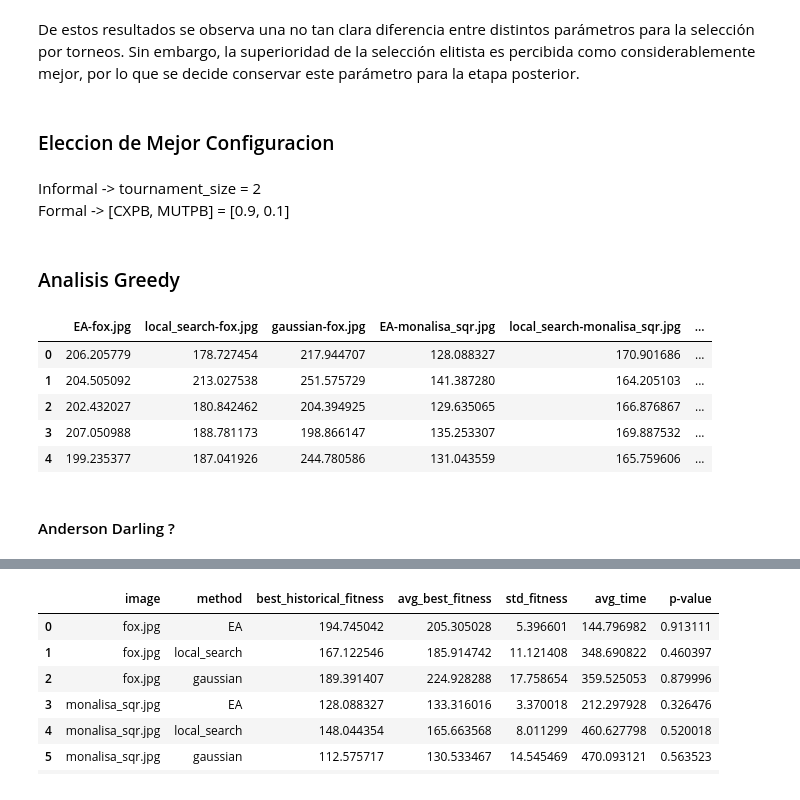
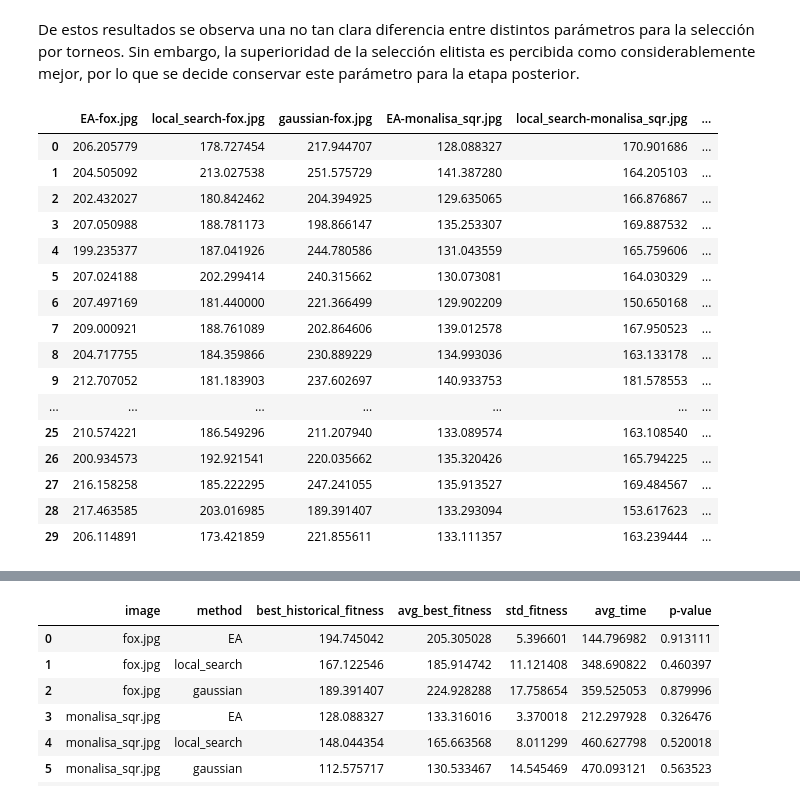
Before and after one commit to guidodinello/polygonal-evolutionary-algorithm, a Jupyter notebook: analysis.ipynb, the cells around one changed output, grey strips where cells are left out. Cells and saved outputs as stored; diff of their text form; code cells hidden in the pictures.

```diff
--- a/analysis.ipynb
+++ b/analysis.ipynb
@@ -324,20 +277,26 @@ posthoc
 # %% [markdown]
 De estos resultados se observa una no tan clara diferencia entre distintos parámetros para la selección por torneos. Sin embargo, la superioridad de la selección elitista es percibida como considerablemente mejor, por lo que se decide conservar este parámetro para la etapa posterior.
-# %% [markdown]
-### Eleccion de Mejor Configuracion
-# %% [markdown]
-Informal -> tournament_size = 2 <br>
-Formal -> [CXPB, MUTPB] = [0.9, 0.1] <br>
-# %% [markdown]
-### Analisis Greedy
 # %%
-greedy = pd.read_csv(f"{BFE}best_fit_per_config_greedy.csv")
-greedy.head()
+#comparison
+
+comparison = pd.read_csv(f"{BFE}best_fit_per_config_comparison.csv")
+comparison
 # %% [output]
 |  | EA-fox.jpg | local_search-fox.jpg | gaussian-fox.jpg | EA-monalisa_sqr.jpg | local_search-monalisa_sqr.jpg | ... |
 | 0 | 206.205779 | 178.727454 | 217.944707 | 128.088327 | 170.901686 | ... |
 | 1 | 204.505092 | 213.027538 | 251.575729 | 141.387280 | 164.205103 | ... |
 | 2 | 202.432027 | 180.842462 | 204.394925 | 129.635065 | 166.876867 | ... |
 | 3 | 207.050988 | 188.781173 | 198.866147 | 135.253307 | 169.887532 | ... |
 | 4 | 199.235377 | 187.041926 | 244.780586 | 131.043559 | 165.759606 | ... |
+| 5 | 207.024188 | 202.299414 | 240.315662 | 130.073081 | 164.030329 | ... |
+| 6 | 207.497169 | 181.440000 | 221.366499 | 129.902209 | 150.650168 | ... |
+| 7 | 209.000921 | 188.761089 | 202.864606 | 139.012578 | 167.950523 | ... |
+| 8 | 204.717755 | 184.359866 | 230.889229 | 134.993036 | 163.133178 | ... |
+| 9 | 212.707052 | 181.183903 | 237.602697 | 140.933753 | 181.578553 | ... |
+| ... | ... | ... | ... | ... | ... | ... |
+| 25 | 210.574221 | 186.549296 | 211.207940 | 133.089574 | 163.108540 | ... |
+| 26 | 200.934573 | 192.921541 | 220.035662 | 135.320426 | 165.794225 | ... |
+| 27 | 216.158258 | 185.222295 | 247.241055 | 135.913527 | 169.484567 | ... |
+| 28 | 217.463585 | 203.016985 | 189.391407 | 133.293094 | 153.617623 | ... |
+| 29 | 206.114891 | 173.421859 | 221.855611 | 133.111357 | 163.239444 | ... |
 # %%
@@ -345,5 +304,3 @@ instancia1, instancia2, instancia3 = (greedy.iloc[0:30,i*3:i*3+3] for i in range
-# %% [markdown]
-#### Anderson Darling ?
 # %%
 #do anderson darling test
 from scipy.stats import anderson
```
Also changed, not shown: parts of 56 cells of this notebook, 19 other files.
